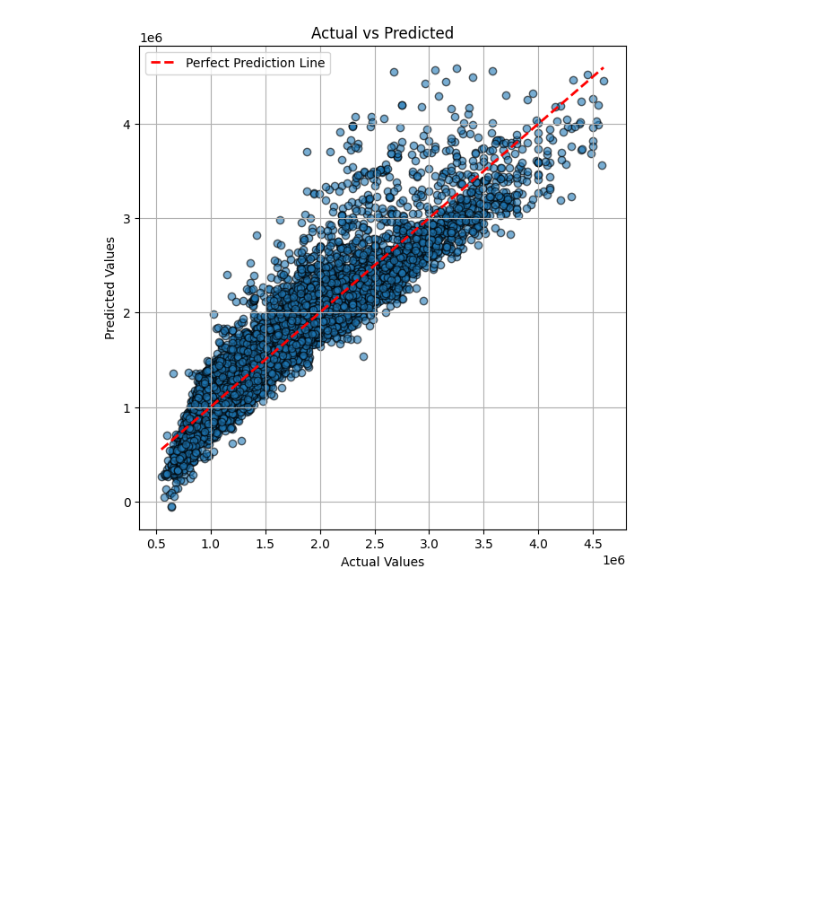
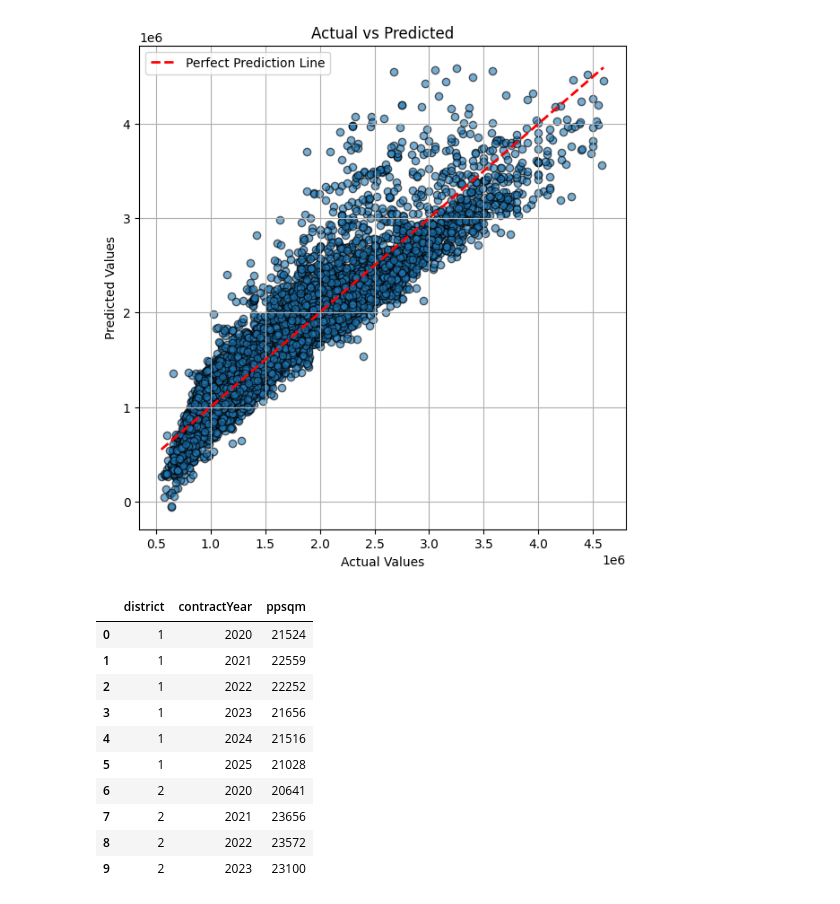
Before and after one commit to AdityaPugalia/Singapore-Housing-Price-Analysis, a Jupyter notebook: Price over time.ipynb, the cells around one changed output. Saved outputs shown, nothing was run; the diff lists cells and outputs as text; code cells hidden in the pictures; blank space fills up the shorter version.

```diff
--- a/Price over time.ipynb
+++ b/Price over time.ipynb
@@ -391,3 +391,25 @@ plt.legend()
 plt.grid(True)
 # %% [output]
 [figure]
+# %%
+district_df = df.copy()
+district_df['ppsqm'] = district_df['price'] / district_df['area']
+
+df_district_year = (
+    district_df.groupby(['district','contractYear'])['ppsqm']
+    .mean()
+    .reset_index()
+)
+df_district_year.head(10)
+# %% [output]
+|  | district | contractYear | ppsqm |
+| 0 | 1 | 2020 | 21524 |
+| 1 | 1 | 2021 | 22559 |
+| 2 | 1 | 2022 | 22252 |
+| 3 | 1 | 2023 | 21656 |
+| 4 | 1 | 2024 | 21516 |
+| 5 | 1 | 2025 | 21028 |
+| 6 | 2 | 2020 | 20641 |
+| 7 | 2 | 2021 | 23656 |
+| 8 | 2 | 2022 | 23572 |
+| 9 | 2 | 2023 | 23100 |
```
Also changed, not shown: parts of 1 cell of this notebook.
